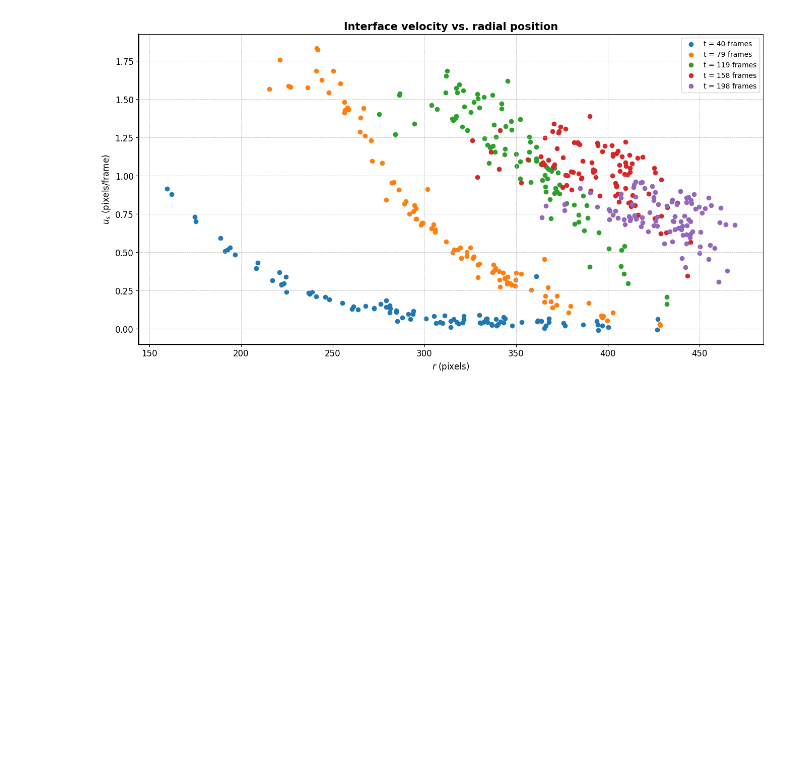
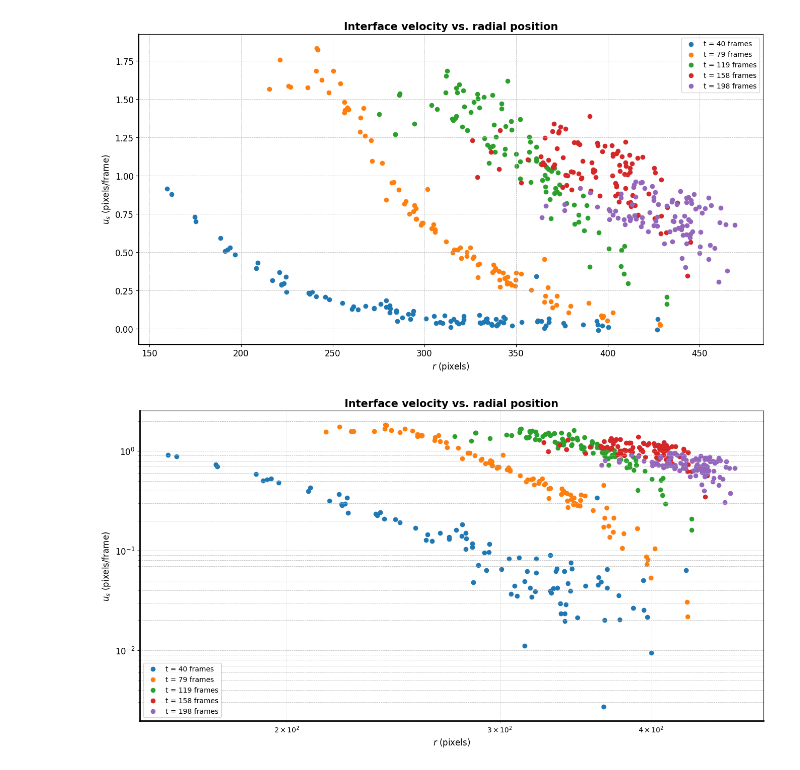
Before and after one commit to sacha-escudier/marangoni-spreading, a Jupyter notebook: playground.ipynb, the cells around one changed output. Saved outputs shown, nothing was run; the diff lists cells and outputs as text; code cells hidden in the pictures; blank space fills up the shorter version.

Commit message:
add log-log plot

```diff
--- a/playground.ipynb
+++ b/playground.ipynb
@@ -24,11 +24,11 @@ frames = plot_parameter(directory, particle_diameter=diameter, particle_minmass=
 [figure]
 # %%
 output_path = "C:/Users/escud/Desktop/Marangoni/Videos/0124-Experiments/002_frames_output/"
-f = batch(frames[:last_frame], particle_diameter=diameter, particle_minmass=mass, save_video=True, output_path=output_path)
+f = batch(frames[:last_frame], particle_diameter=diameter, particle_minmass=mass, save_video=False, output_path=output_path)
 # %% [output]
 Frame 199: 209 features
 # %%
-status = True
+status = False
 filtered_trajectories = track(batched_frames=f, frames=frames[:last_frame], particle_diameter=diameter, particle_minmass=mass, filter_frame_number=len(frames[:last_frame]), save_video=status, output_path=output_path)
 # %% [output]
 Frame 199: 209 trajectories present.
@@ -148,3 +148,26 @@ plt.savefig(figure_directory + "Speed_vs_radius_96_particles.jpeg", dpi=500, for
 plt.show()
 # %% [output]
 [figure]
+# %%
+plt.figure(figsize=(16, 8))
+for i in selection:
+    plt.scatter(r_array[i], speed_array[i], label='t = ' + str(i) + ' frames')
+plt.legend()
+
+plt.xscale('log')
+plt.yscale('log')
+
+plt.xlabel(r'$r$ (pixels)', fontsize=12)
+plt.ylabel(r'$u_s$ (pixels/frame)', fontsize=12)
+plt.title('Interface velocity vs. radial position', fontsize=15, fontweight='bold')
+plt.gca().spines['left'].set_linewidth(2)
+plt.gca().spines['bottom'].set_linewidth(2)
+plt.xticks(fontsize=12)
+plt.yticks(fontsize=12)
+plt.grid(True, which='both', linestyle='--', linewidth=0.5)
+
+# figure_directory = "C:/Users/escud/Desktop/Marangoni/Figures/D=35mm/"
+# plt.savefig(figure_directory + "Speed_vs_radius_39_particles.jpeg", dpi=500, format='jpeg')
+plt.show()
+# %% [output]
+[figure, added]
```
Also changed, not shown: parts of 1 cell of this notebook, 1 other file.
